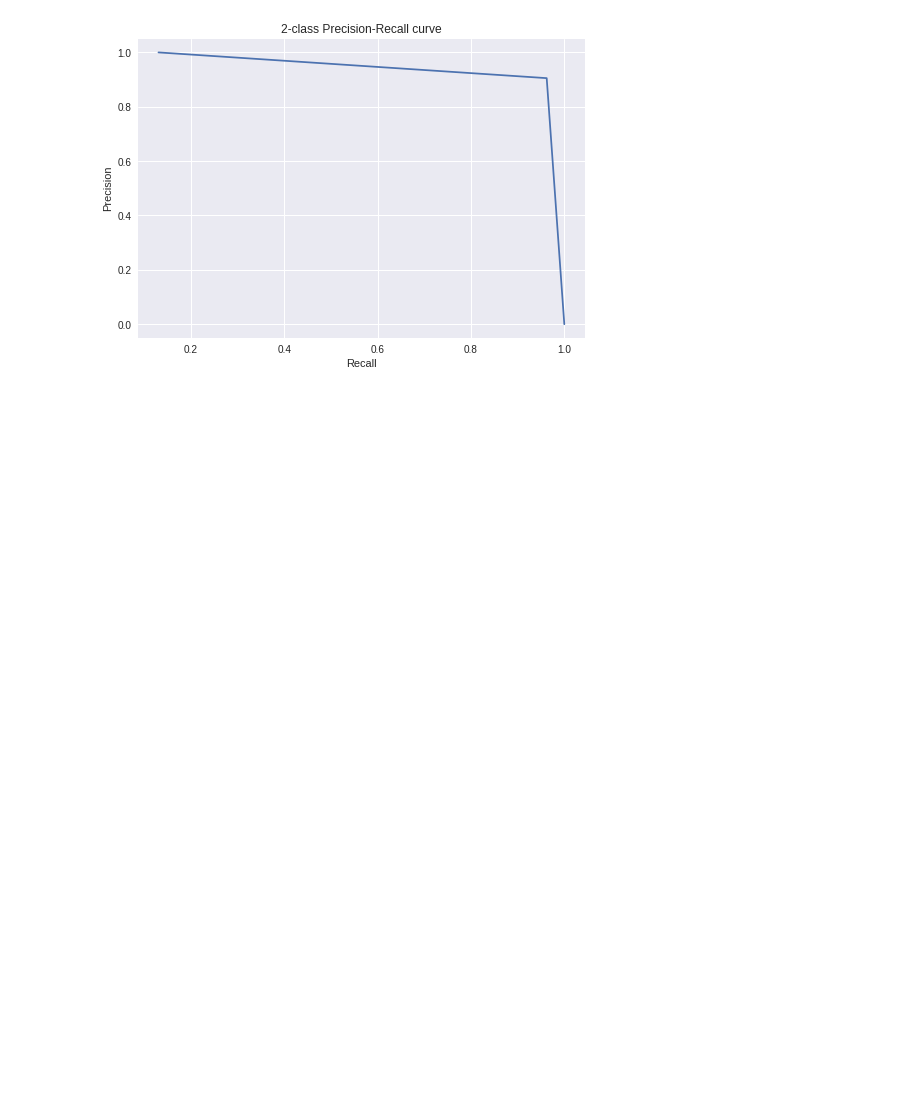
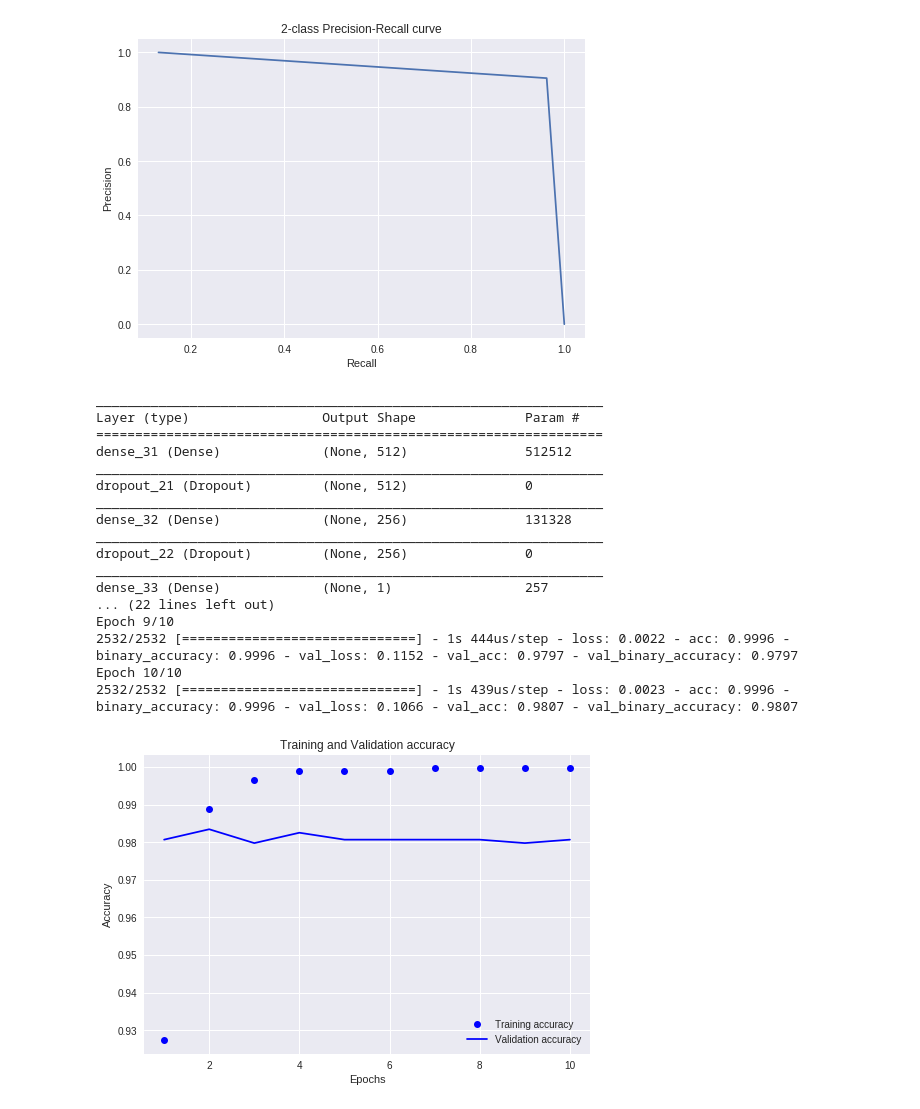
Before and after one commit to rohit9650/ML, a Jupyter notebook: AML/spam.ipynb, the cells around one changed output. Saved outputs shown, nothing was run; the diff lists cells and outputs as text; code cells hidden in the pictures; blank space fills up the shorter version.

```diff
--- a/AML/spam.ipynb
+++ b/AML/spam.ipynb
@@ -212,0 +269,22 @@ true spam        16        153
+# %%
+model = build_model()
+check_model(model, mat_texts_tr, y_train, mat_texts_tst, y_test)
+# %% [output]
+_________________________________________________________________
+Layer (type)                 Output Shape              Param #
+=================================================================
+dense_31 (Dense)             (None, 512)               512512
+_________________________________________________________________
+dropout_21 (Dropout)         (None, 512)               0
+_________________________________________________________________
+dense_32 (Dense)             (None, 256)               131328
+_________________________________________________________________
+dropout_22 (Dropout)         (None, 256)               0
+_________________________________________________________________
+dense_33 (Dense)             (None, 1)                 257
+... (22 lines left out)
+Epoch 9/10
+2532/2532 [==============================] - 1s 444us/step - loss: 0.0022 - acc: 0.9996 - binary_accuracy: 0.9996 - val_loss: 0.1152 - val_acc: 0.9797 - val_binary_accuracy: 0.9797
+Epoch 10/10
+2532/2532 [==============================] - 1s 439us/step - loss: 0.0023 - acc: 0.9996 - binary_accuracy: 0.9996 - val_loss: 0.1066 - val_acc: 0.9807 - val_binary_accuracy: 0.9807
+[figure, added]
```
Also changed, not shown: parts of 2 cells of this notebook.
